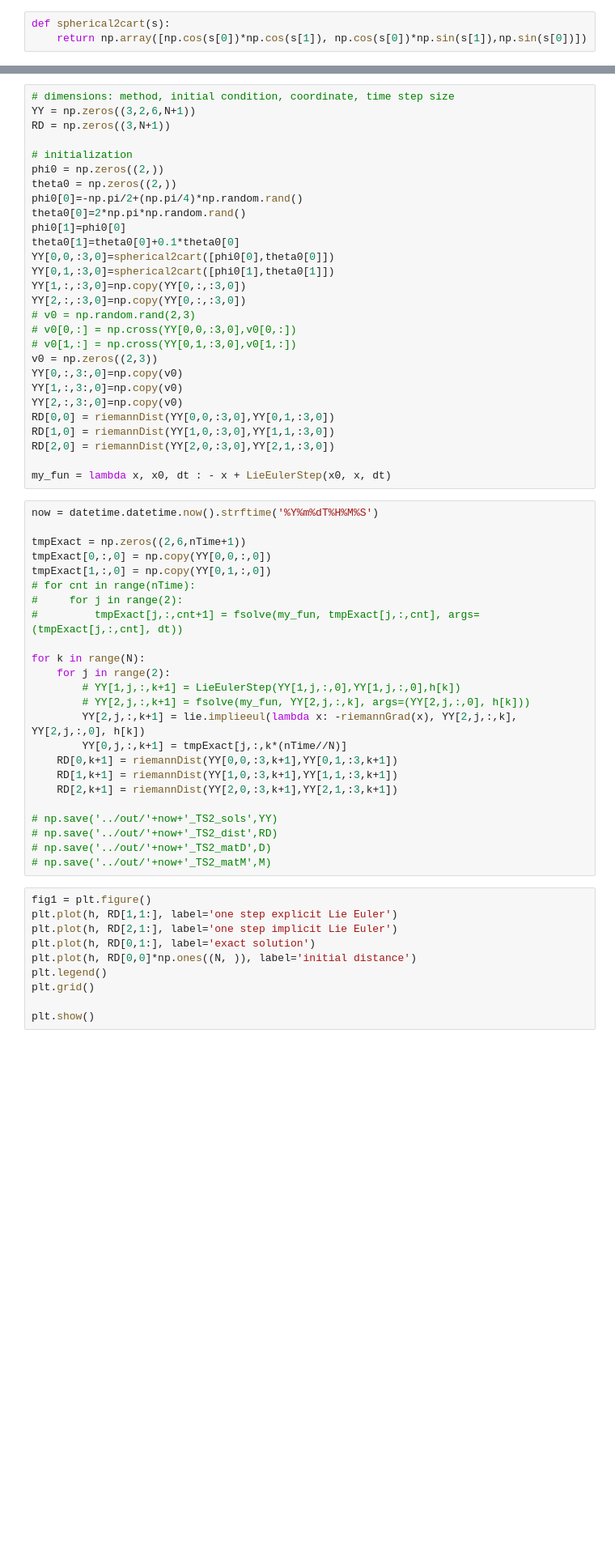
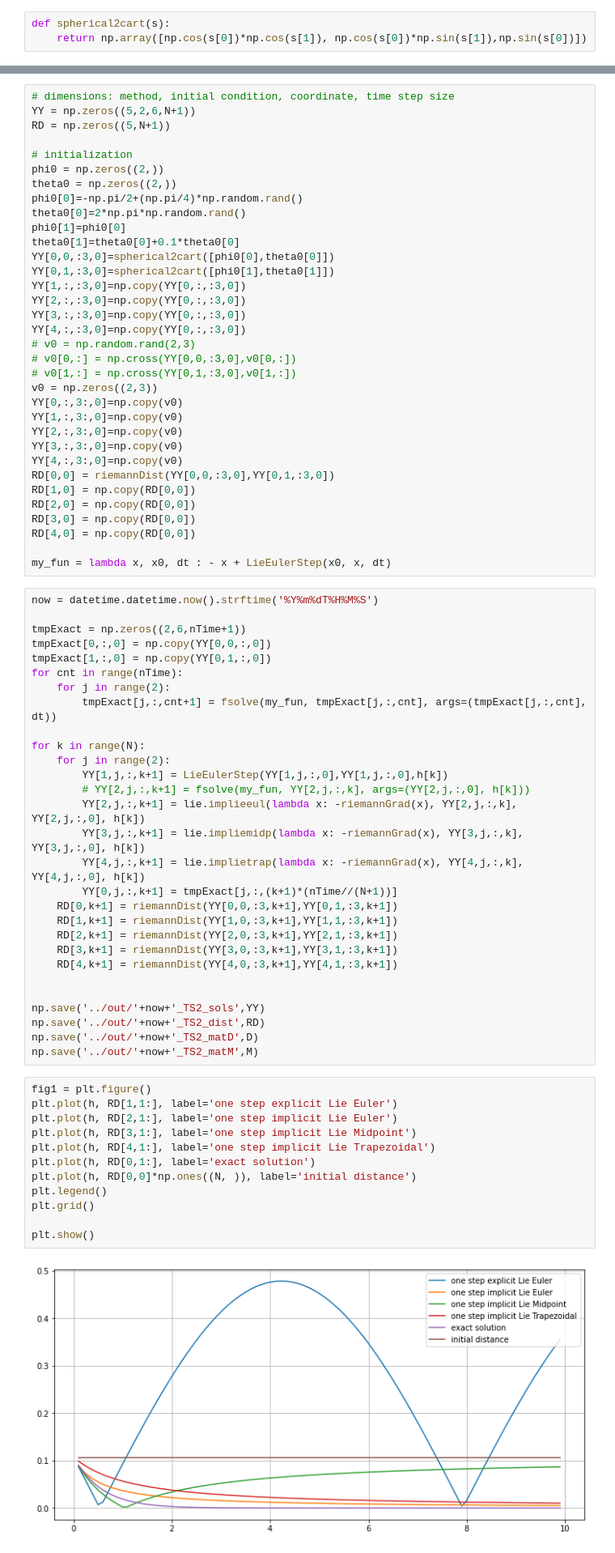
Before and after one commit to DeniseTumiotto/SphericalPendulum-Secondment, a Jupyter notebook: extras/TS2gradient.ipynb, the cells around one changed output, grey strips where cells are left out. Shown: that part at 81% size. Saved outputs shown, nothing was run; the diff lists cells and outputs as text; blank space fills up the shorter version.

Commit message:
add all solution to TS2: euler, midpoint, trapezoidal

```diff
--- a/extras/TS2gradient.ipynb
+++ b/extras/TS2gradient.ipynb
@@ -83,7 +85,7 @@ print(dt)
 # %%
 # dimensions: method, initial condition, coordinate, time step size
-YY = np.zeros((3,2,6,N+1))
-RD = np.zeros((3,N+1))
+YY = np.zeros((5,2,6,N+1))
+RD = np.zeros((5,N+1))
 
 # initialization
 phi0 = np.zeros((2,))
@@ -96,6 +98,8 @@ YY[0,0,:3,0]=spherical2cart([phi0[0],theta0[0]])
 YY[0,1,:3,0]=spherical2cart([phi0[1],theta0[1]])
 YY[1,:,:3,0]=np.copy(YY[0,:,:3,0])
 YY[2,:,:3,0]=np.copy(YY[0,:,:3,0])
+YY[3,:,:3,0]=np.copy(YY[0,:,:3,0])
+YY[4,:,:3,0]=np.copy(YY[0,:,:3,0])
 # v0 = np.random.rand(2,3)
 # v0[0,:] = np.cross(YY[0,0,:3,0],v0[0,:])
 # v0[1,:] = np.cross(YY[0,1,:3,0],v0[1,:])
@@ -103,9 +107,13 @@ v0 = np.zeros((2,3))
 YY[0,:,3:,0]=np.copy(v0)
 YY[1,:,3:,0]=np.copy(v0)
 YY[2,:,3:,0]=np.copy(v0)
+YY[3,:,3:,0]=np.copy(v0)
+YY[4,:,3:,0]=np.copy(v0)
 RD[0,0] = riemannDist(YY[0,0,:3,0],YY[0,1,:3,0])
-RD[1,0] = riemannDist(YY[1,0,:3,0],YY[1,1,:3,0])
-RD[2,0] = riemannDist(YY[2,0,:3,0],YY[2,1,:3,0])
+RD[1,0] = np.copy(RD[0,0])
+RD[2,0] = np.copy(RD[0,0])
+RD[3,0] = np.copy(RD[0,0])
+RD[4,0] = np.copy(RD[0,0])
 
 my_fun = lambda x, x0, dt : - x + LieEulerStep(x0, x, dt)
 # %%
@@ -114,34 +122,43 @@ now = datetime.datetime.now().strftime('%Y%m%dT%H%M%S')
 tmpExact = np.zeros((2,6,nTime+1))
 tmpExact[0,:,0] = np.copy(YY[0,0,:,0])
 tmpExact[1,:,0] = np.copy(YY[0,1,:,0])
-# for cnt in range(nTime):
-#     for j in range(2):
-#         tmpExact[j,:,cnt+1] = fsolve(my_fun, tmpExact[j,:,cnt], args=(tmpExact[j,:,cnt], dt))
+for cnt in range(nTime):
+    for j in range(2):
+        tmpExact[j,:,cnt+1] = fsolve(my_fun, tmpExact[j,:,cnt], args=(tmpExact[j,:,cnt], dt))
 
 for k in range(N):
     for j in range(2):
-        # YY[1,j,:,k+1] = LieEulerStep(YY[1,j,:,0],YY[1,j,:,0],h[k])
+        YY[1,j,:,k+1] = LieEulerStep(YY[1,j,:,0],YY[1,j,:,0],h[k])
         # YY[2,j,:,k+1] = fsolve(my_fun, YY[2,j,:,k], args=(YY[2,j,:,0], h[k]))
         YY[2,j,:,k+1] = lie.implieeul(lambda x: -riemannGrad(x), YY[2,j,:,k], YY[2,j,:,0], h[k])
-        YY[0,j,:,k+1] = tmpExact[j,:,k*(nTime//N)]
+        YY[3,j,:,k+1] = lie.impliemidp(lambda x: -riemannGrad(x), YY[3,j,:,k], YY[3,j,:,0], h[k])
+        YY[4,j,:,k+1] = lie.implietrap(lambda x: -riemannGrad(x), YY[4,j,:,k], YY[4,j,:,0], h[k])
+        YY[0,j,:,k+1] = tmpExact[j,:,(k+1)*(nTime//(N+1))]
     RD[0,k+1] = riemannDist(YY[0,0,:3,k+1],YY[0,1,:3,k+1])
     RD[1,k+1] = riemannDist(YY[1,0,:3,k+1],YY[1,1,:3,k+1])
     RD[2,k+1] = riemannDist(YY[2,0,:3,k+1],YY[2,1,:3,k+1])
+    RD[3,k+1] = riemannDist(YY[3,0,:3,k+1],YY[3,1,:3,k+1])
+    RD[4,k+1] = riemannDist(YY[4,0,:3,k+1],YY[4,1,:3,k+1])
 
-# np.save('../out/'+now+'_TS2_sols',YY)
-# np.save('../out/'+now+'_TS2_dist',RD)
-# np.save('../out/'+now+'_TS2_matD',D)
-# np.save('../out/'+now+'_TS2_matM',M)
+
+np.save('../out/'+now+'_TS2_sols',YY)
+np.save('../out/'+now+'_TS2_dist',RD)
+np.save('../out/'+now+'_TS2_matD',D)
+np.save('../out/'+now+'_TS2_matM',M)
 # %%
 fig1 = plt.figure()
 plt.plot(h, RD[1,1:], label='one step explicit Lie Euler')
 plt.plot(h, RD[2,1:], label='one step implicit Lie Euler')
+plt.plot(h, RD[3,1:], label='one step implicit Lie Midpoint')
+plt.plot(h, RD[4,1:], label='one step implicit Lie Trapezoidal')
 plt.plot(h, RD[0,1:], label='exact solution')
 plt.plot(h, RD[0,0]*np.ones((N, )), label='initial distance')
 plt.legend()
 plt.grid()
 
 plt.show()
+# %% [output]
+[figure, added]
 # %%
 import numpy
 plt.rcParams["figure.figsize"] = [10.00, 5.00]
```
Also changed, not shown: parts of 2 cells of this notebook.
